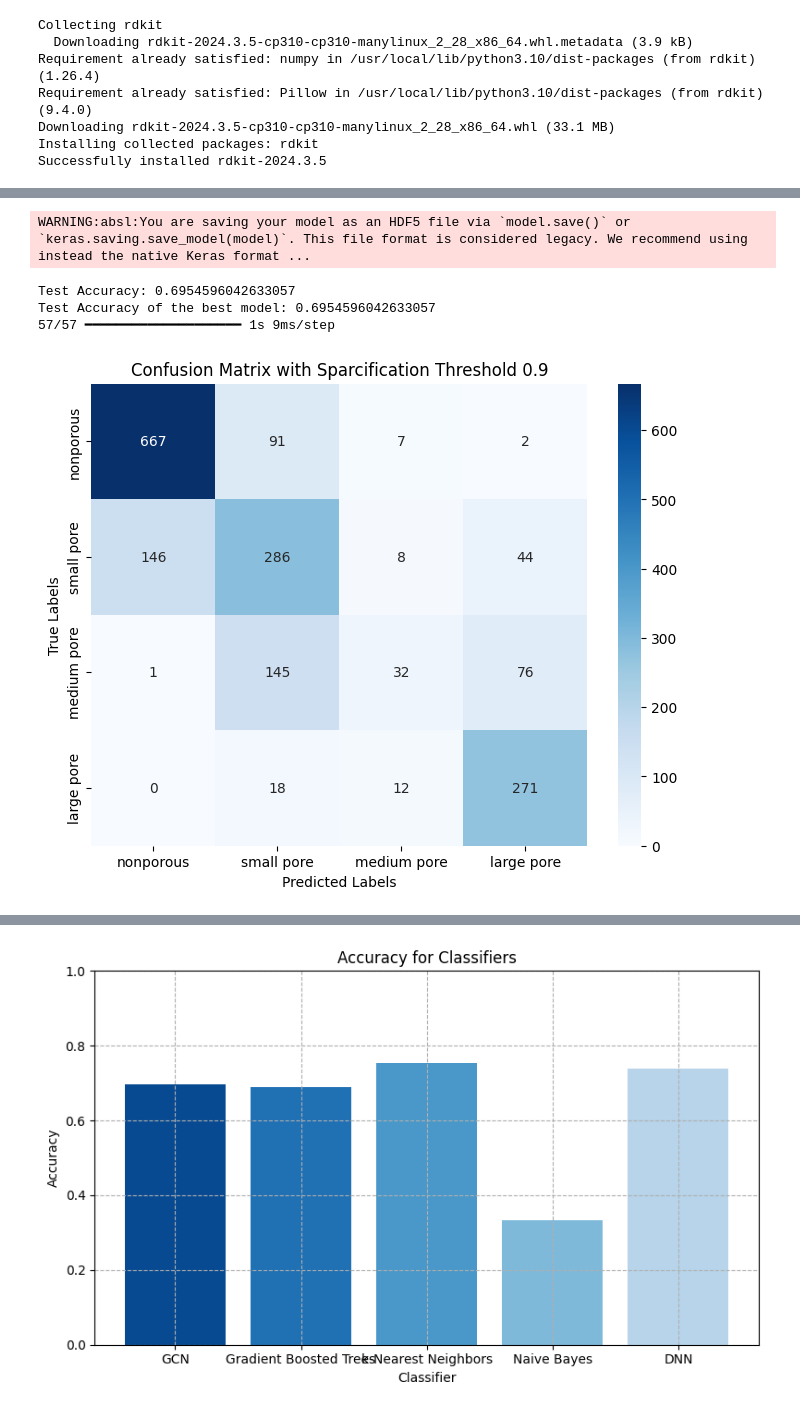
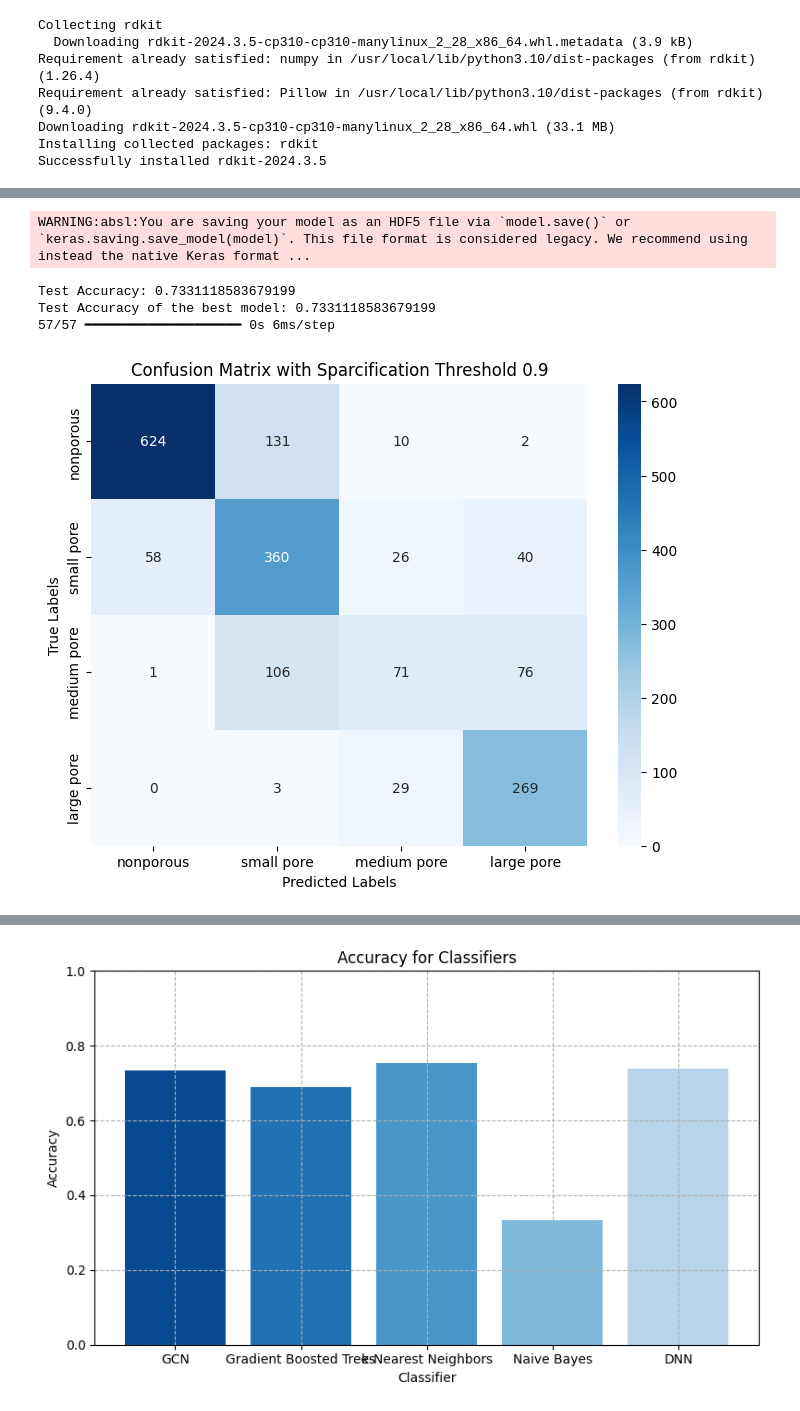
Before and after one commit to MehrdadJalali-AI/InverseLinkPredcition, a Jupyter notebook: CompareMLMethods_Sparcified_0_9.ipynb, the cells around one changed output, grey strips where cells are left out. Drawn from its saved outputs; the diff is of its cells as text; code cells hidden in the pictures.

```diff
--- a/CompareMLMethods_Sparcified_0_9.ipynb
+++ b/CompareMLMethods_Sparcified_0_9.ipynb
@@ -181,13 +181,17 @@ def build_gcn_model(input_shape_feature, input_shape_adjacency, num_classes):
     x_inp_feature = Input(shape=(input_shape_feature,))
     x_inp_adjacency = Input(shape=(input_shape_adjacency,))
 
-    # Simplified GCN layer for feature input (1 layer with 64 units)
-    x_feature = Dense(64, activation='relu', kernel_regularizer=l2(0.01))(x_inp_feature)
-    x_feature = Dropout(0.6)(x_feature)
+    # Feature processing with multiple layers
+    x_feature = Dense(128, activation='relu', kernel_regularizer=l2(0.01))(x_inp_feature)
+    x_feature = Dropout(0.5)(x_feature)
+    x_feature = Dense(64, activation='relu', kernel_regularizer=l2(0.01))(x_feature)
+    x_feature = Dropout(0.3)(x_feature)
 
-    # Simplified GCN layer for adjacency input (1 layer with 64 units)
-    x_adjacency = Dense(64, activation='relu', kernel_regularizer=l2(0.01))(x_inp_adjacency)
-    x_adjacency = Dropout(0.6)(x_adjacency)
+    # Adjacency processing with multiple layers
+    x_adjacency = Dense(128, activation='relu', kernel_regularizer=l2(0.01))(x_inp_adjacency)
+    x_adjacency = Dropout(0.5)(x_adjacency)
+    x_adjacency = Dense(64, activation='relu', kernel_regularizer=l2(0.01))(x_adjacency)
+    x_adjacency = Dropout(0.3)(x_adjacency)
 
     # Concatenate feature and adjacency outputs
     x = concatenate([x_feature, x_adjacency])
@@ -205,6 +209,7 @@ def build_gcn_model(input_shape_feature, input_shape_adjacency, num_classes):
     model.compile(optimizer=optimizer, loss=CategoricalCrossentropy(), metrics=['accuracy'])
 
     return model
+
 
 
 def build_feedforward_model(input_shape, num_classes):
@@ -467,7 +472,7 @@ Epoch 16: val_loss did not improve from 0.79198
 WARNING:absl:You are saving your model as an HDF5 file via `model.save()` or `keras.saving.save_model(model)`. This file format is considered legacy. We recommend using instead the native Keras format ...
-Test Accuracy: 0.6954596042633057
-Test Accuracy of the best model: 0.6954596042633057
-57/57 ━━━━━━━━━━━━━━━━━━━━ 1s 9ms/step
+Test Accuracy: 0.7331118583679199
+Test Accuracy of the best model: 0.7331118583679199
+57/57 ━━━━━━━━━━━━━━━━━━━━ 0s 6ms/step
-[figure, old version]
+[figure, new version]
 57/57 ━━━━━━━━━━━━━━━━━━━━ 0s 5ms/step
 Epoch 1/50
@@ -489 +494 @@ DNN: Accuracy=0.740, Kappa=0.631, MCC=0.633
-[figure, old version]
+[figure, new version]
```
Also changed, not shown: parts of 1 cell of this notebook.
